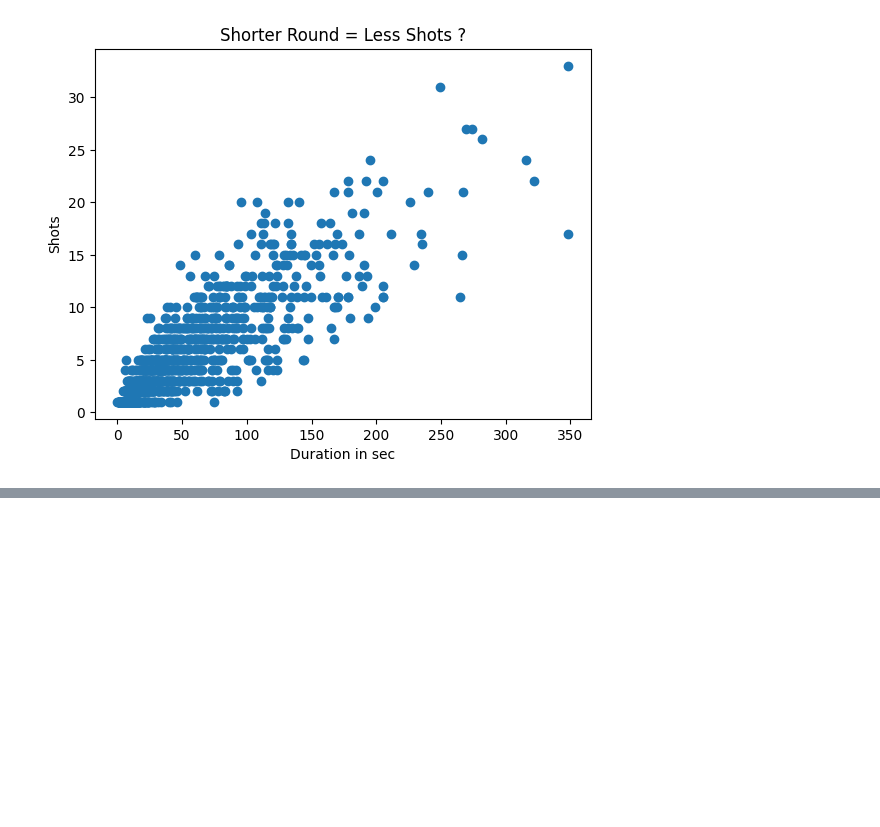
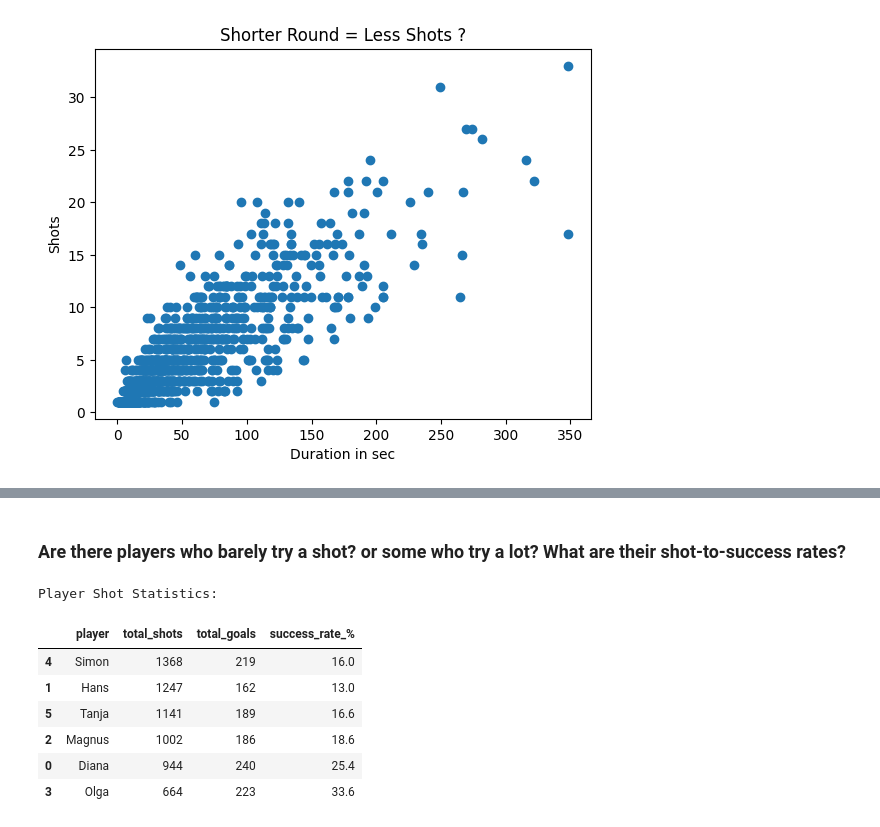
Before and after one commit to Rutvik-rn/Kicker-Strategy, a Jupyter notebook: notebook.ipynb, the cells around one changed output, grey strips where cells are left out. Drawn from its saved outputs; the diff is of its cells as text; code cells hidden in the pictures; blank space fills up the shorter version.

```diff
--- a/notebook.ipynb
+++ b/notebook.ipynb
@@ -399,0 +405,28 @@ Text(0.5, 1.0, 'Shorter Round = Less Shots ?')
+# %% [markdown]
+### Are there players who barely try a shot? or some who try a lot? What are their shot-to-success rates?
+# %%
+# Keep only rows where the event is a shot
+shots_only = timestamped_data[timestamped_data["event_type"] == "shot"].copy()
+# Count shots and goals for each player
+player_shots = shots_only.groupby("player").agg(
+    total_shots=("player", "count"),
+    total_goals=("is_goal", "sum")).reset_index()
+
+# Calculate success rate (shot=goal)
+player_shots["success_rate_%"] = (
+    player_shots["total_goals"]/player_shots["total_shots"])* 100
+
+# Sort players by how many shots they took
+player_shots = player_shots.sort_values(by="total_shots", ascending=False)
+# Display the table
+print("Player Shot Statistics:")
+display(player_shots.round(1))
+# %% [output]
+Player Shot Statistics:
+|  | player | total_shots | total_goals | success_rate_% |
+| 4 | Simon | 1368 | 219 | 16.0 |
+| 1 | Hans | 1247 | 162 | 13.0 |
+| 5 | Tanja | 1141 | 189 | 16.6 |
+| 2 | Magnus | 1002 | 186 | 18.6 |
+| 0 | Diana | 944 | 240 | 25.4 |
+| 3 | Olga | 664 | 223 | 33.6 |
```
Also changed, not shown: parts of 38 cells of this notebook.
